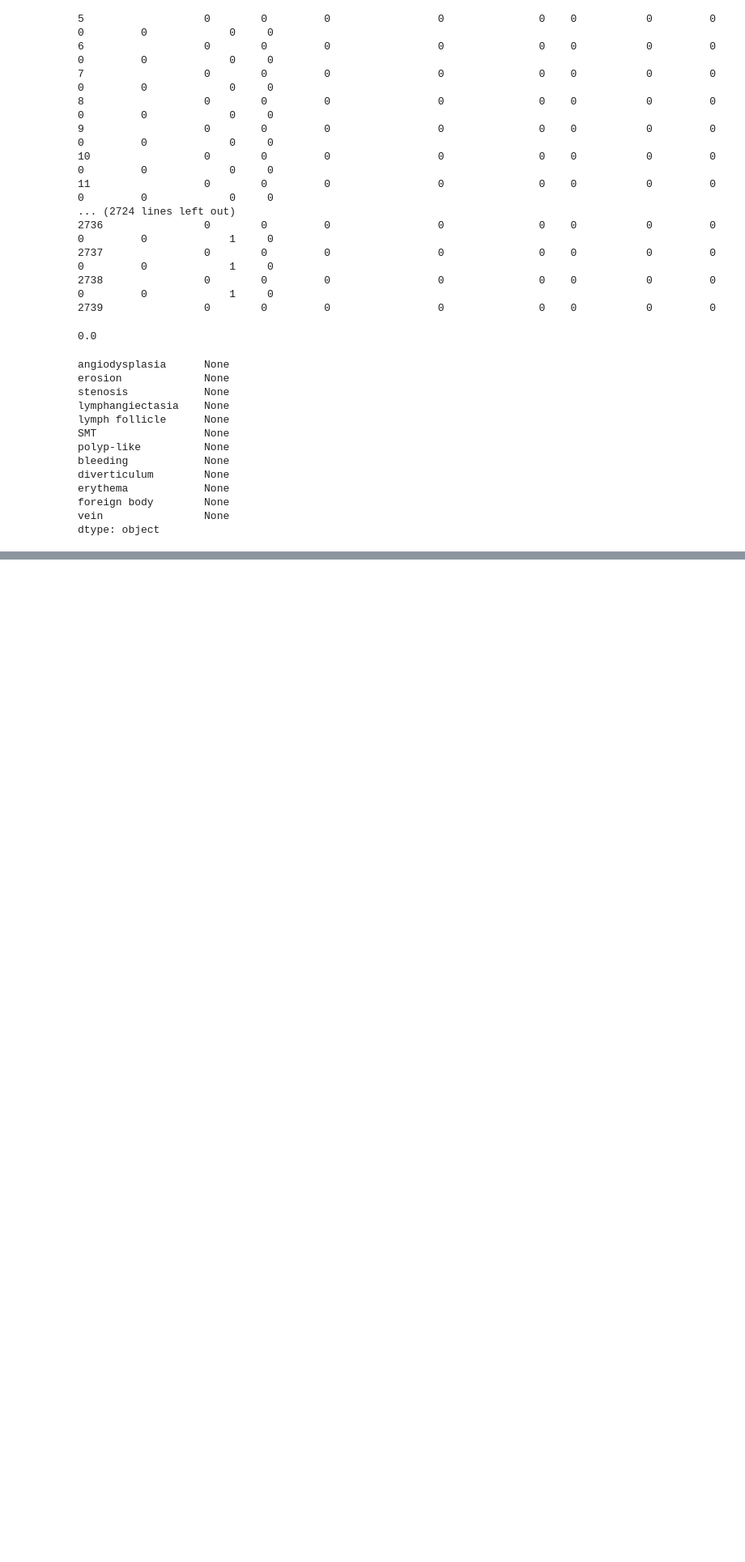
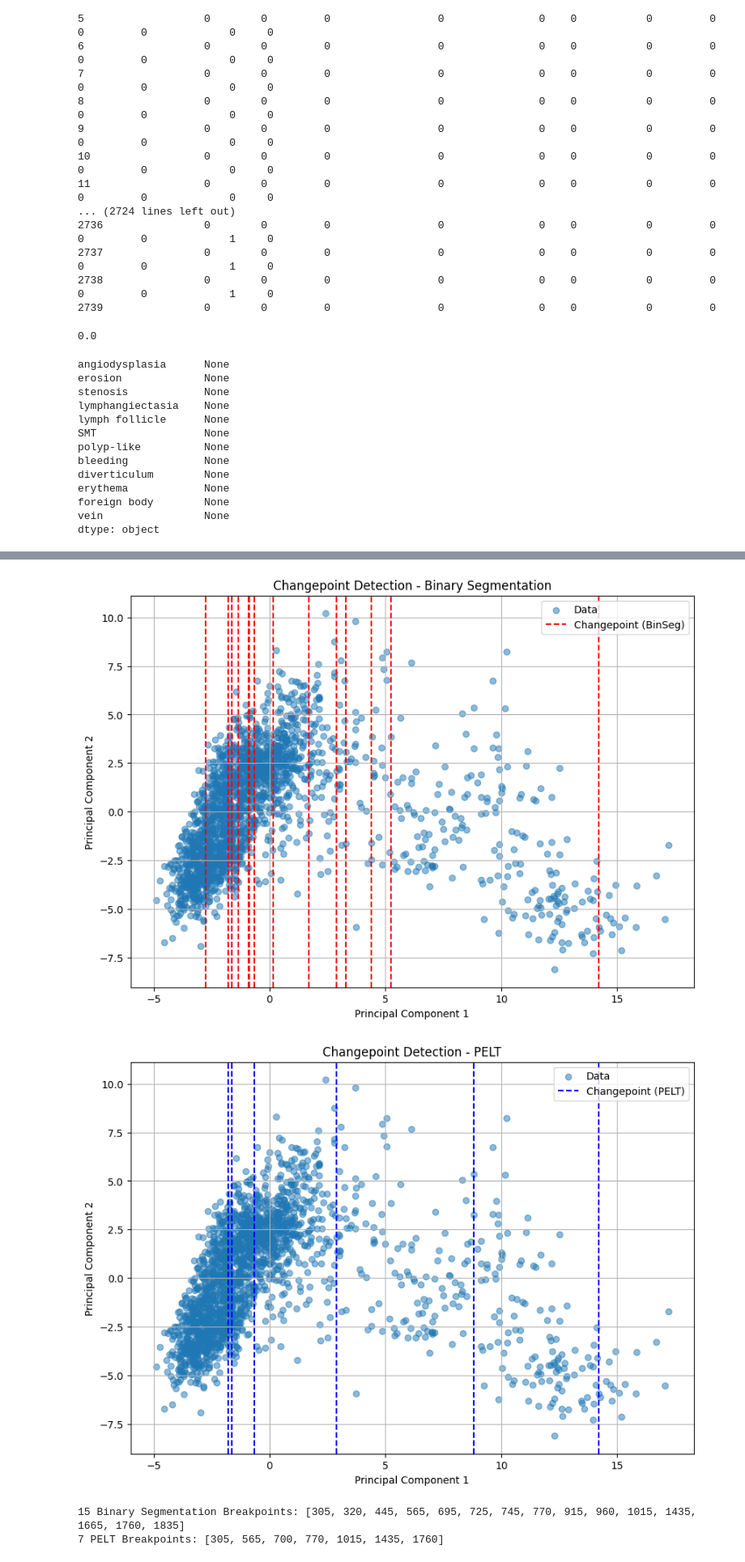
Before and after one commit to bapierro/WCE-Sequences-Thesis, a Jupyter notebook: src/autosplit.ipynb, the cells around one changed output, grey strips where cells are left out. Shown at 81% size. Cells and saved outputs as stored; diff of their text form; code cells hidden in the pictures; blank space fills up the shorter version.

```diff
--- a/src/autosplit.ipynb
+++ b/src/autosplit.ipynb
@@ -107,0 +256,61 @@ dtype: object
+# %%
+import pandas as pd
+import matplotlib.pyplot as plt
+import ruptures as rpt
+from sklearn.decomposition import PCA
+
+# Load the data
+file_path = '../data/kvasir_capsule/resnet_features.csv'
+data = pd.read_csv(file_path)
+
+# Apply PCA to reduce dimensions to 2
+pca = PCA(n_components=2)
+reduced_data = pca.fit_transform(data)
+
+# Convert reduced data to a DataFrame
+reduced_df = pd.DataFrame(reduced_data, columns=['PC1', 'PC2'])
+
+# Apply Binary Segmentation to the reduced data
+model_binseg = rpt.Binseg(model="l2").fit(reduced_data)
+breakpoints_binseg = model_binseg.predict(n_bkps=15)
+
+# Apply PELT to the reduced data
+model_pelt = rpt.Pelt(model="rbf").fit(reduced_data)
+breakpoints_pelt = model_pelt.predict(pen=20)
+
+# Ensure breakpoints are within the range of the DataFrame
+breakpoints_binseg = [bp for bp in breakpoints_binseg if bp < len(reduced_df)]
+breakpoints_pelt = [bp for bp in breakpoints_pelt if bp < len(reduced_df)]
+
+#Plot the results for Binary Segmentation
+plt.figure(figsize=(10, 7))
+plt.scatter(reduced_df['PC1'], reduced_df['PC2'], alpha=0.5, label='Data')
+for bp in breakpoints_binseg:
+    plt.axvline(x=reduced_df['PC1'].iloc[bp], color='r', linestyle='--', label='Changepoint (BinSeg)' if bp == breakpoints_binseg[0] else "")
+plt.title('Changepoint Detection - Binary Segmentation')
+plt.xlabel('Principal Component 1')
+plt.ylabel('Principal Component 2')
+plt.legend()
+plt.grid(True)
+plt.show()
+
+#Plot the results for PELT
+plt.figure(figsize=(10, 7))
+plt.scatter(reduced_df['PC1'], reduced_df['PC2'], alpha=0.5, label='Data')
+for bp in breakpoints_pelt:
+    plt.axvline(x=reduced_df['PC1'].iloc[bp], color='b', linestyle='--', label='Changepoint (PELT)' if bp == breakpoints_pelt[0] else "")
+plt.title('Changepoint Detection - PELT')
+plt.xlabel('Principal Component 1')
+plt.ylabel('Principal Component 2')
+plt.legend()
+plt.grid(True)
+plt.show()
+
+# Print breakpoints
+print(f"{len(breakpoints_binseg)} Binary Segmentation Breakpoints:", breakpoints_binseg)
+print(f"{len(breakpoints_pelt)} PELT Breakpoints:", breakpoints_pelt)
+# %% [output]
+[figure, added]
+[figure, added]
+15 Binary Segmentation Breakpoints: [305, 320, 445, 565, 695, 725, 745, 770, 915, 960, 1015, 1435, 1665, 1760, 1835]
+7 PELT Breakpoints: [305, 565, 700, 770, 1015, 1435, 1760]
```
Also changed, not shown: parts of 9 cells of this notebook, 7 other files.
